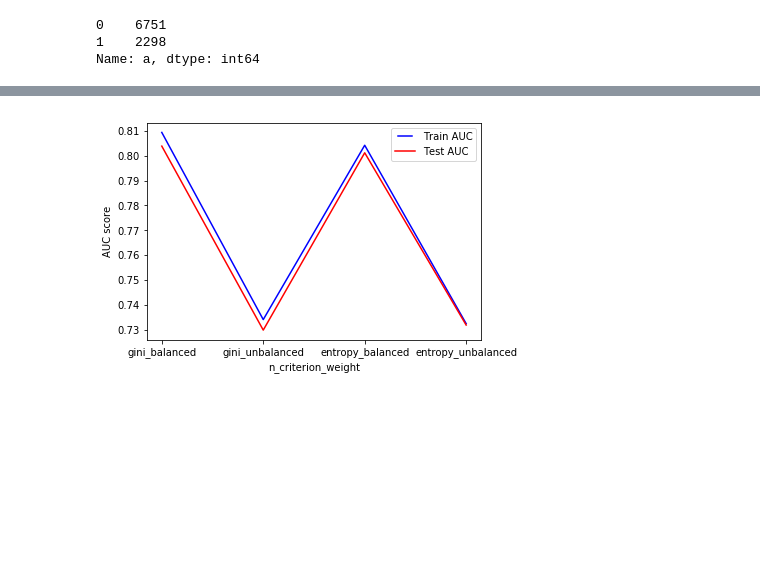
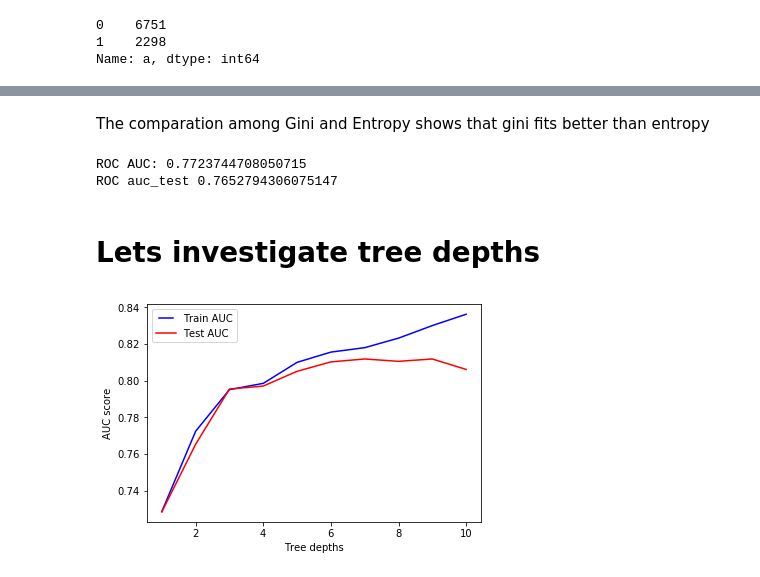
Before and after one commit to cardie20/incomes, a Jupyter notebook: src/DecissionTree.ipynb, the cells around one changed output, grey strips where cells are left out. Cells and saved outputs as stored; diff of their text form; code cells hidden in the pictures; blank space fills up the shorter version.

```diff
--- a/src/DecissionTree.ipynb
+++ b/src/DecissionTree.ipynb
@@ -85,3 +112,5 @@ We see that there are columns without information
+# %%
+df.drop("education-num", axis=1, inplace=True)
 # %%
 #replace ? by null
 import numpy as np
@@ -278,7 +323,7 @@ A decision tree can easily be transformed to a set of rules by mapping from the
 https://www.saedsayad.com/decision_tree.htm
 # %%
 
-X = df.values[:, 0:14]
-Y = df.values[:,14]
+X = df.values[:,0:13]
+Y = df.values[:,13]
 
 x_train, x_test, y_train, y_test = train_test_split( X, Y, test_size = 0.3, random_state = 100)
@@ -422,10 +412,47 @@ print(y_pred_entropy_balanced)
+# %% [markdown]
+The comparation among Gini and Entropy shows that gini fits better than entropy
+# %%
+print("ROC AUC:" , train_results_roc[0])
+print("ROC auc_test", test_results_roc[0])
+# %% [output]
+ROC AUC: 0.7723744708050715
+ROC auc_test 0.7652794306075147
+# %% [markdown]
+# Lets investigate tree depths
+# %%
+
+
+n_criterion_weight=[]
+
+test_results_roc = []
+train_results_roc = []
+accuracy_result = []
+
+precission_result = []
+trees_depths= [1,2,3,4,5,6,7,8,9,10]
+
+for tree_depth in trees_depths:
+
+       dt_clf_gini = DecisionTreeClassifier(criterion = 'gini',
+                                   max_depth=tree_depth, min_samples_leaf=5,class_weight= "balanced")
+       dt_clf_gini.fit(x_train, y_train)
+       train_pred = dt_clf_gini.predict(x_train)
+       false_positive_rate, true_positive_rate, thresholds = roc_curve(y_train, train_pred)
+       roc_auc = auc(false_positive_rate, true_positive_rate)
+       train_results_roc.append(roc_auc)
+       y_pred = dt_clf_gini.predict(x_test)
+       false_positive_rate, true_positive_rate, thresholds = roc_curve(y_test, y_pred)
+       roc_auc = auc(false_positive_rate, true_positive_rate)
+       test_results_roc.append(roc_auc)
+       accuracy_result.append( accuracy_score(y_test,y_pred)*100)
+       precission_result.append(metrics.classification_report(y_test,y_pred))
 # %%
 from matplotlib.legend_handler import HandlerLine2D
-line1, = plt.plot(n_criterion_weight, train_results_roc, 'b', label="Train AUC")
-line2, = plt.plot(n_criterion_weight, test_results_roc, 'r', label="Test AUC")
+line1, = plt.plot(trees_depths, train_results_roc, 'b', label="Train AUC")
+line2, = plt.plot(trees_depths, test_results_roc, 'r', label="Test AUC")
 plt.legend(handler_map={line1: HandlerLine2D(numpoints=2)})
 plt.ylabel("AUC score")
-plt.xlabel("n_criterion_weight")
+plt.xlabel("Tree depths")
 plt.show()
 # %% [output]
-[figure, old version]
+[figure, new version]
```
Also changed, not shown: parts of 28 cells of this notebook, 1 other file.
